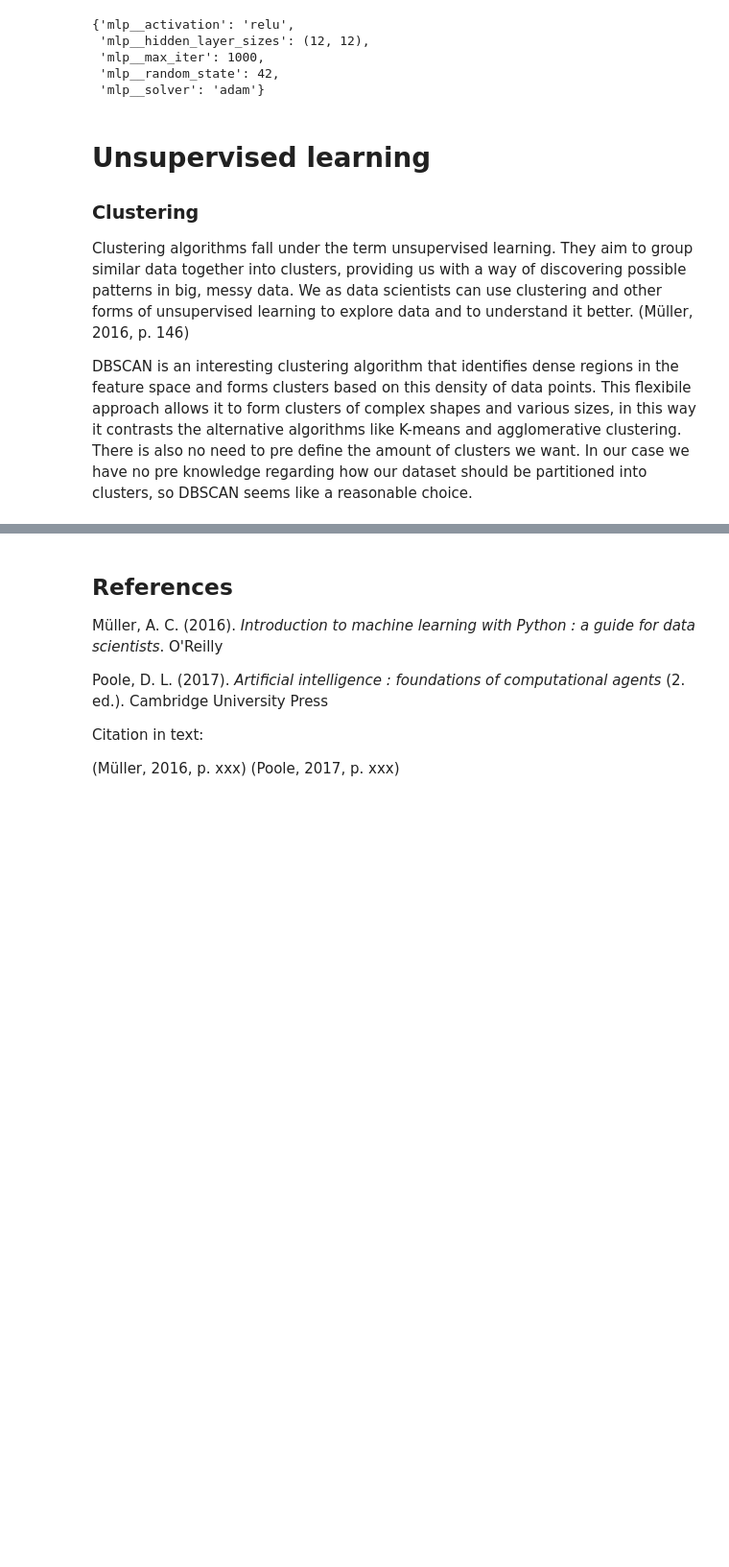
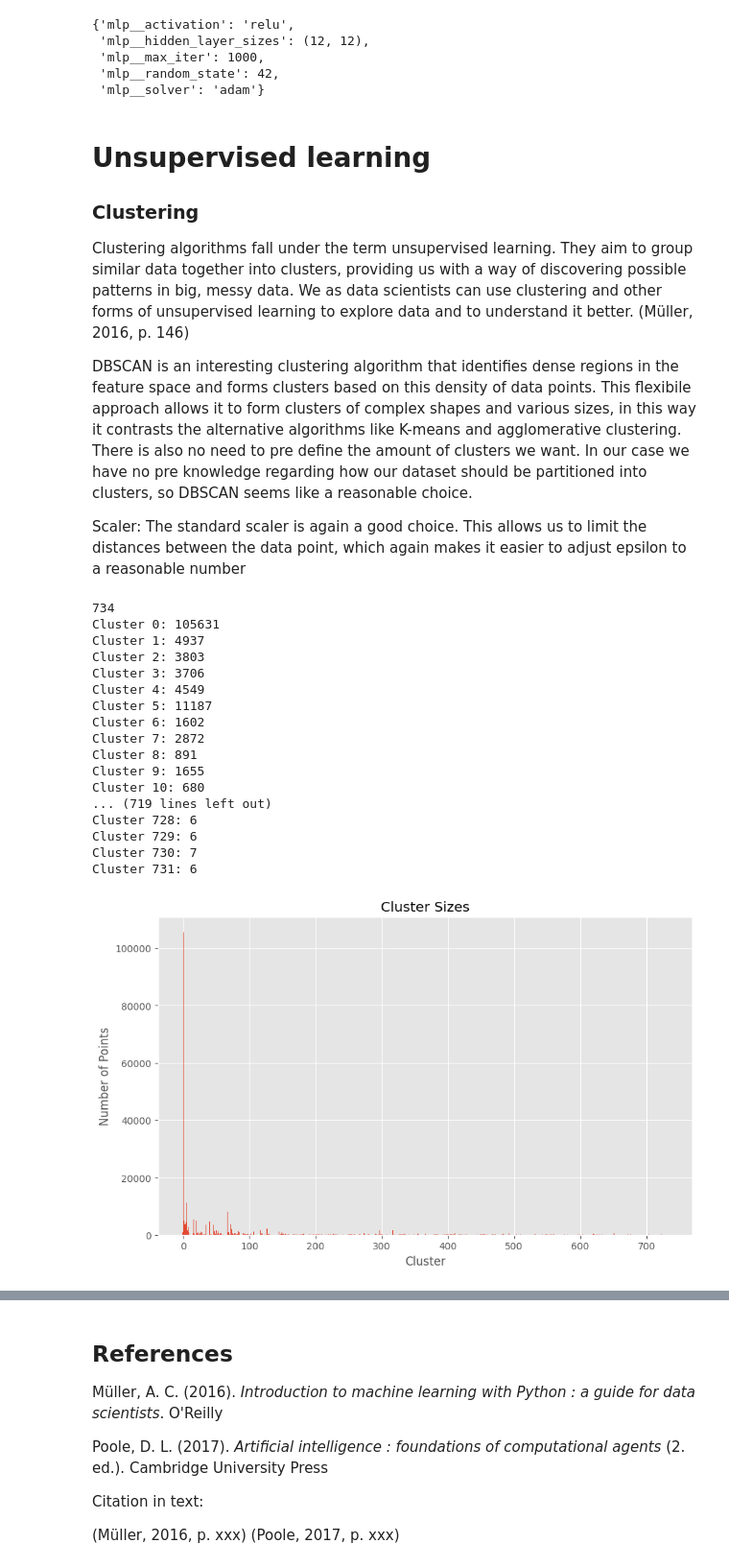
Before and after one commit to StaaleKarlstad/INFO284, a Jupyter notebook: Notebooks/random_forest.ipynb, the cells around one changed output, grey strips where cells are left out. Shown at 96% size. Drawn from its saved outputs; the diff is of its cells as text; code cells hidden in the pictures; blank space fills up the shorter version.

Commit message:
Implemented simple dbscan with visualization

```diff
--- a/Notebooks/random_forest.ipynb
+++ b/Notebooks/random_forest.ipynb
@@ -821,3 +823,49 @@ Clustering algorithms fall under the term unsupervised learning. They aim to gro
 
 DBSCAN is an interesting clustering algorithm that identifies dense regions in the feature space and forms clusters based on this density of data points. This flexibile approach allows it to form clusters of complex shapes and various sizes, in this way it contrasts the alternative algorithms like K-means and agglomerative clustering.
 There is also no need to pre define the amount of clusters we want. In our case we have no pre knowledge regarding how our dataset should be partitioned into clusters, so DBSCAN seems like a reasonable choice.
+
+Scaler: The standard scaler is again a good choice. This allows us to limit the distances between the data point,
+which again makes it easier to adjust epsilon to a reasonable number
+# %%
+
+scaled_df = StandardScaler().fit_transform(df_n)
+dbscan = DBSCAN(eps=5, min_samples=5)
+cluster = dbscan.fit(scaled_df)
+# %%
+cluster_sizes = dict()
+
+for i in cluster.labels_:
+    if i in cluster_sizes:
+        cluster_sizes[i] += 1
+        continue
+    cluster_sizes[i] = 1
+
+print(len(cluster_sizes))
+for key, value in cluster_sizes.items():
+    print(f"Cluster {key}: {value}")
+
+plt.figure(figsize=(10, 6))
+plt.bar(cluster_sizes.keys(), cluster_sizes.values())
+plt.xlabel('Cluster')
+plt.ylabel('Number of Points')
+plt.title('Cluster Sizes')
+plt.show()
+# %% [output]
+734
+Cluster 0: 105631
+Cluster 1: 4937
+Cluster 2: 3803
+Cluster 3: 3706
+Cluster 4: 4549
+Cluster 5: 11187
+Cluster 6: 1602
+Cluster 7: 2872
+Cluster 8: 891
+Cluster 9: 1655
+Cluster 10: 680
+... (719 lines left out)
+Cluster 728: 6
+Cluster 729: 6
+Cluster 730: 7
+Cluster 731: 6
+[figure, added]
```
Also changed, not shown: parts of 11 cells of this notebook.
